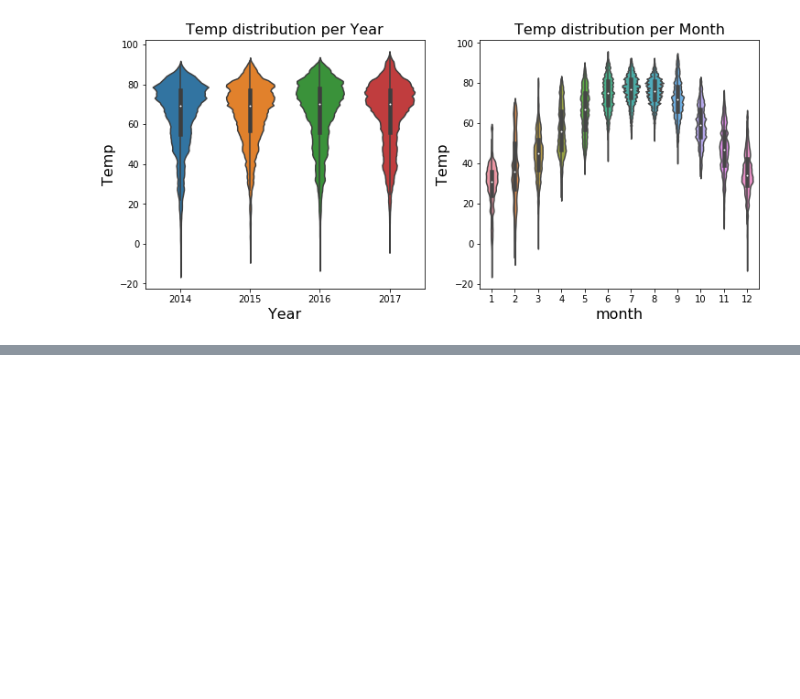
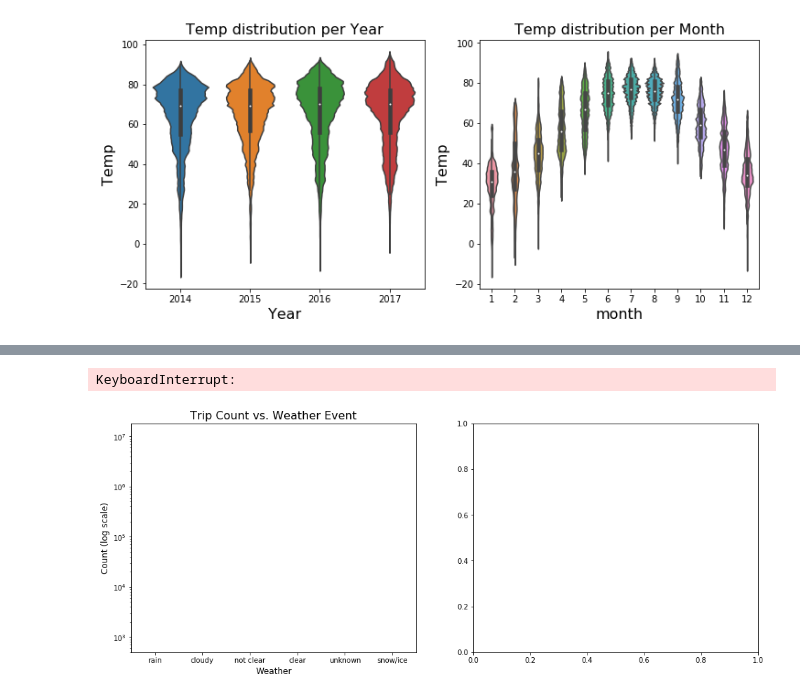
Before and after one commit to a-stahl/Bikeshare-EDA, a Jupyter notebook: notebooks/exploratory-data-analysis.ipynb, the cells around one changed output, grey strips where cells are left out. Saved outputs shown, nothing was run; the diff lists cells and outputs as text; code cells hidden in the pictures; blank space fills up the shorter version.

```diff
--- a/notebooks/exploratory-data-analysis.ipynb
+++ b/notebooks/exploratory-data-analysis.ipynb
@@ -303,0 +321,17 @@ plt.show()
+# %%
+# Trip distribution
+fig, ax = plt.subplots(nrows=1, ncols=2, figsize=(16, 6))
+sns.countplot(x='events', data=data, ax=ax[0])
+ax[0].set_yscale('log')
+ax[0].set_title('Trip Count vs. Weather Event', fontsize=16)
+ax[0].set_xlabel('Weather', fontsize=12)
+ax[0].set_ylabel('Count (log scale)', fontsize=12)
+
+sns.boxplot(x='starttime', y='tripduration', data=data, ax=ax[1])
+ax[1].set_title('Trip Duration vs. Weather', fontsize=16)
+ax[1].set_xlabel('Weather', fontsize=12)
+ax[1].set_ylabel('Trip Duration (minutes)', fontsize=12)
+plt.show()
+# %% [output]
+KeyboardInterrupt:
+[figure, added]
```
Also changed, not shown: parts of 6 cells of this notebook, 1 other file.
